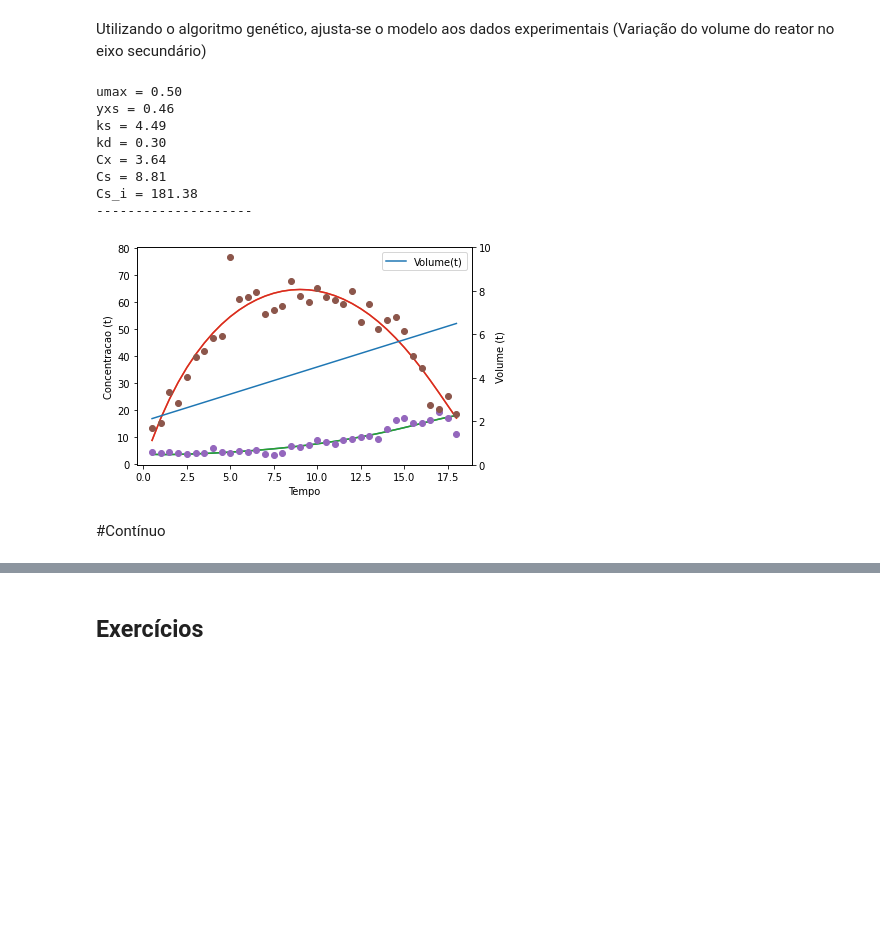
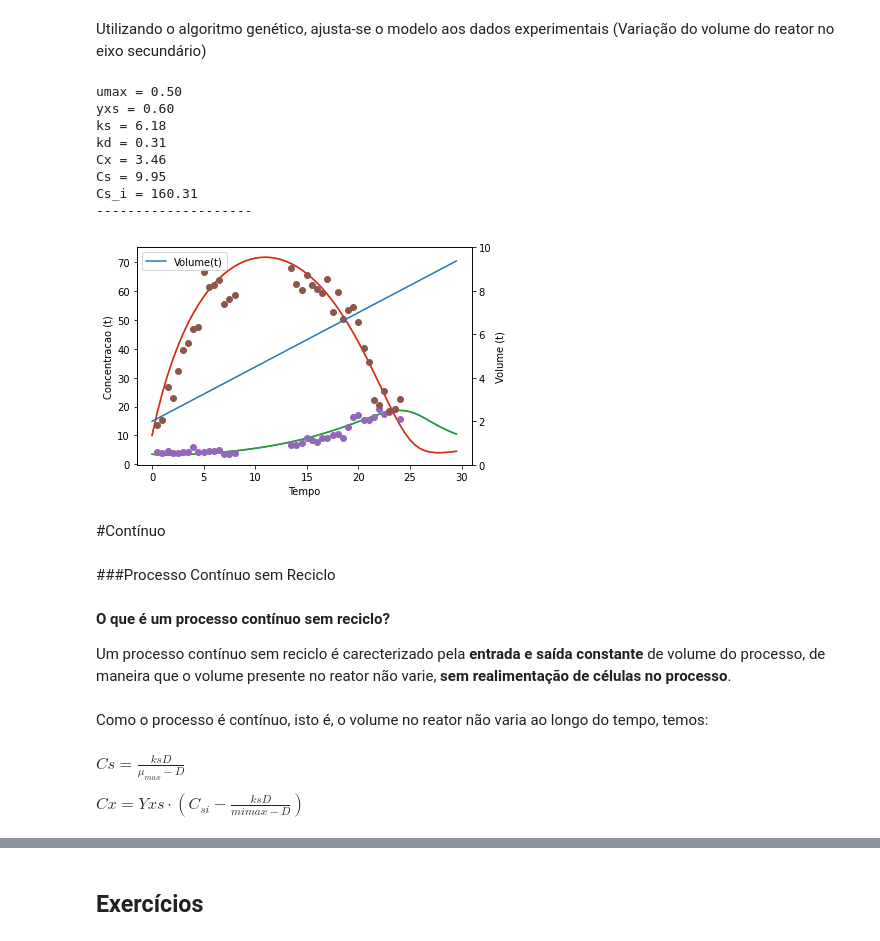
Before and after one commit to VitorMazziero/Princ-pios-de-Bioprocessos, a Jupyter notebook: Aula_Python_Processos_fermentativos.ipynb, the cells around one changed output, grey strips where cells are left out. Saved outputs shown, nothing was run; the diff lists cells and outputs as text; code cells hidden in the pictures; blank space fills up the shorter version.

```diff
--- a/Aula_Python_Processos_fermentativos.ipynb
+++ b/Aula_Python_Processos_fermentativos.ipynb
@@ -1104,15 +1104,15 @@ t= arange(0,80,0.5)
 state=odeint(Concentracao, init_state, t)
 # %%
 # Dados Experimentais
-x=np.array([4.5, 4.35, 4.04, 4.44, 3.96, 3.735, 4.09, 4.23, 5.95, 4.41, 4.17, 4.735, 4.47, 5.075, 3.66, 3.425, 4.025]) #Valores de tempo e Cx
-s=np.array([16.51, 13.43, 15.36, 26.8, 22.82, 32.25, 39.59, 41.964, 46.895, 47.739, 76.739, 61.397, 52.119, 63.9, 55.688, 57.327, 58.798]) #Valores de tempo e Cs
+Cx=np.array([4.5, 4.35, 4.04, 4.44, 3.96, 3.735, 4.09, 4.23, 5.95, 4.41, 4.17, 4.735, 4.47, 5.075, 3.66, 3.425, 4.025]) #Valores de tempo e Cx
+Cs=np.array([16.51, 13.43, 15.36, 26.8, 22.82, 32.25, 39.59, 41.964, 46.895, 47.739, 76.739, 61.397, 52.119, 63.9, 55.688, 57.327, 58.798]) #Valores de tempo e Cs
 texp=np.array([0,0.5,1,1.5,2,2.5,3,3.5,4,4.5,5,6,6.5,7,7.5, 8, 8.5]) #Variação do tempo experimental
 
 #Plotar resultados
 plt.plot(t,state[:,0],label='Cx')
 plt.plot(t,state[:,1],label='Cs')
-plt.plot(texp,x,"o", label='Exp Cx')
-plt.plot(texp,s,"o", label='Exp Cs')
+plt.plot(texp,Cx,"o", label='Exp Cx')
+plt.plot(texp,Cs,"o", label='Exp Cs')
 plt.xlabel('Tempo')
 plt.ylabel('Concentracao (t)')
 plt.legend()
@@ -1153,5 +1149,6 @@ Volume = V0+Q*t
 # %%
 #Função para retornar dCx/dt
+counter = 1
 def Concentracao(state, t, k):
     umax = k[0]
     yxs = k[1]
@@ -1171,10 +1168,13 @@ def Integração(w):
     init_state=[w[4],w[5]] #Colocar valores de início para o Cx e Cs
     k = [w[0], w[1], w[2], w[3], w[6]]
     C_sim = odeint(Concentracao, init_state, t, args = (k,))
-    residuoCx = np.sqrt(sum((Cx_exp - C_sim[:,0])**2)/len(Cx_exp))
-    residuoCs = np.sqrt(sum((Cs_exp - C_sim[:,1])**2)/len(Cs_exp))
-    residuoC = np.sqrt(residuoCx**2 + residuoCs**2)
-    return residuoC
+    if counter == 1:
+      residuoCx = np.sqrt(sum((Cx_exp - C_sim[:,0])**2)/len(Cx_exp))
+      residuoCs = np.sqrt(sum((Cs_exp - C_sim[:,1])**2)/len(Cs_exp))
+      residuoC = np.sqrt(residuoCx**2 + residuoCs**2)
+      return residuoC
+    else:
+      return C_sim
 
 resultado = differential_evolution(Integração, bounds = [(0.01,0.5), (0,0.6), (0,10), (0,1), (0,10), (5,20), (75,300)], maxiter=2000, popsize=35)
 parametros = resultado.x
@@ -1189,30 +1189,50 @@ print('Cs_i = %.2f' %resultado.x[6])
 print('-'*20)
 # %% [output]
 umax = 0.50
-yxs = 0.46
-ks = 4.49
-kd = 0.30
-Cx = 3.64
-Cs = 8.81
-Cs_i = 181.38
+yxs = 0.60
+ks = 6.18
+kd = 0.31
+Cx = 3.46
+Cs = 9.95
+Cs_i = 160.31
 --------------------
+# %%
+t= arange(0,30,0.5)
+Q=0.25
+V0 = 2.0
+Volume = V0+Q*t
 # %%
+counter = 0
+Csim = Integração ((resultado.x[0], resultado.x[1], resultado.x[2], resultado.x[3], resultado.x[4], resultado.x[5], resultado.x[6]))
+
 #Plotar resultados
 fig, ax1 = plt.subplots()
 
-ax1.plot(t,C_sim,label='Cx')
-ax1.plot(t,C_sim,label='Cs')
+ax1.plot(t,Csim,label='Cx')
+ax1.plot(t,Csim,label='Cs')
 ax1.plot(texp,Cx_exp,"o", label='Exp Cx')
 ax1.plot(texp,Cs_exp,"o", label='Exp Cs')
 ax1.set_ylabel('Concentracao (t)')
 ax2 = ax1.twinx()
 ax2.plot(t,Volume,label='Volume(t)')
 ax2.set_ylabel('Volume (t)')
 ax2.set_ylim([0, 10])
 ax1.set_xlabel('Tempo')
 plt.legend()
 plt.show()
 # %% [output]
-[figure, old version]
+[figure, new version]
 # %% [markdown]
 #Contínuo
+# %% [markdown]
+###Processo Contínuo sem Reciclo
+# %% [markdown]
+**O que é um processo contínuo sem reciclo?**
+
+Um processo contínuo sem reciclo é carecterizado pela **entrada e saída constante** de volume do processo, de maneira que o volume presente no reator não varie, **sem realimentação de células no processo**.
+# %% [markdown]
+Como o processo é contínuo, isto é, o volume no reator não varia ao longo do tempo, temos:
+# %% [markdown]
+$Cs=\frac{ksD}{\mu_{max}-D}$
+
+$Cx = Yxs\cdot(C_{si}-\frac{ksD}{mimax-D})$
```
Also changed, not shown: parts of 20 cells of this notebook.
